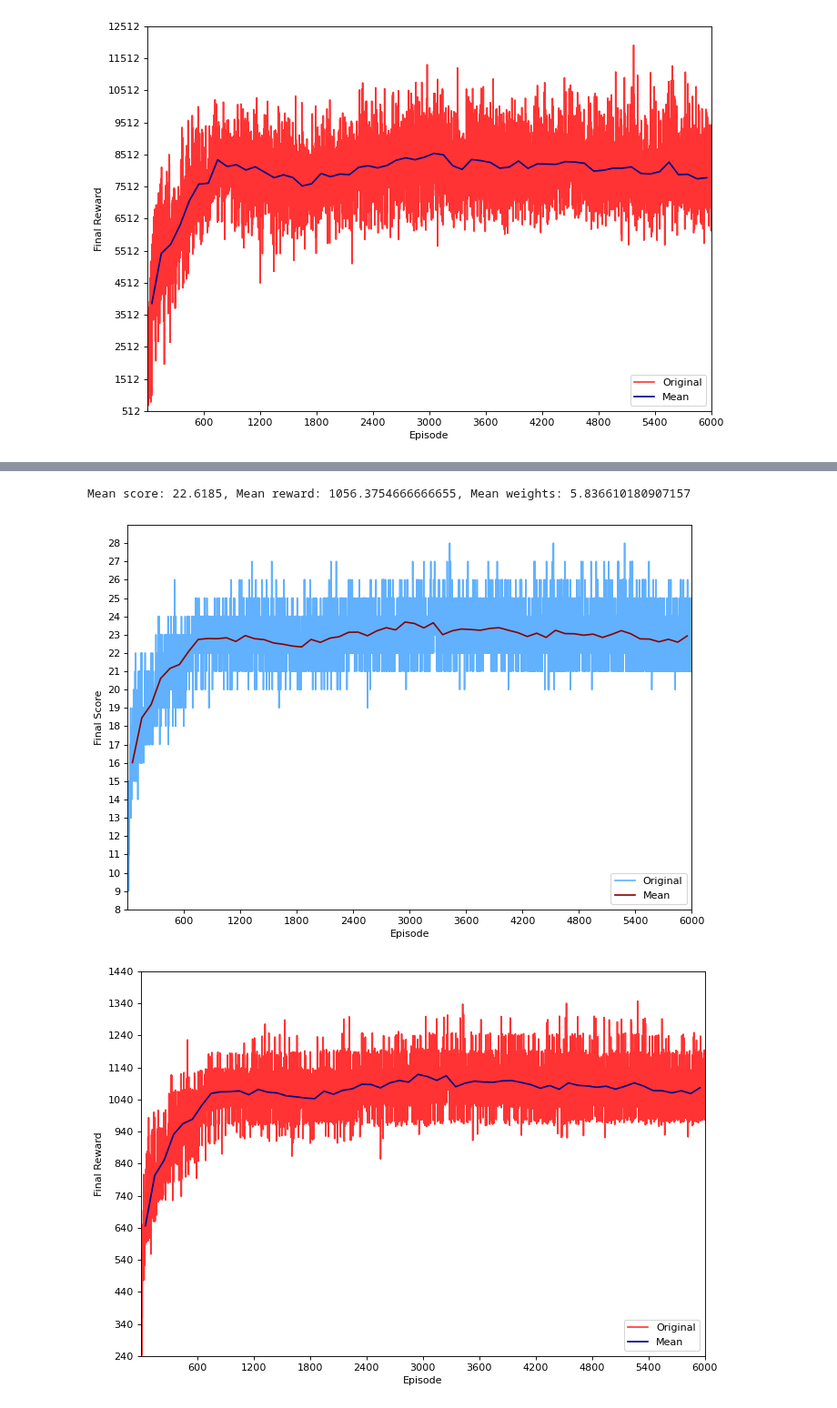
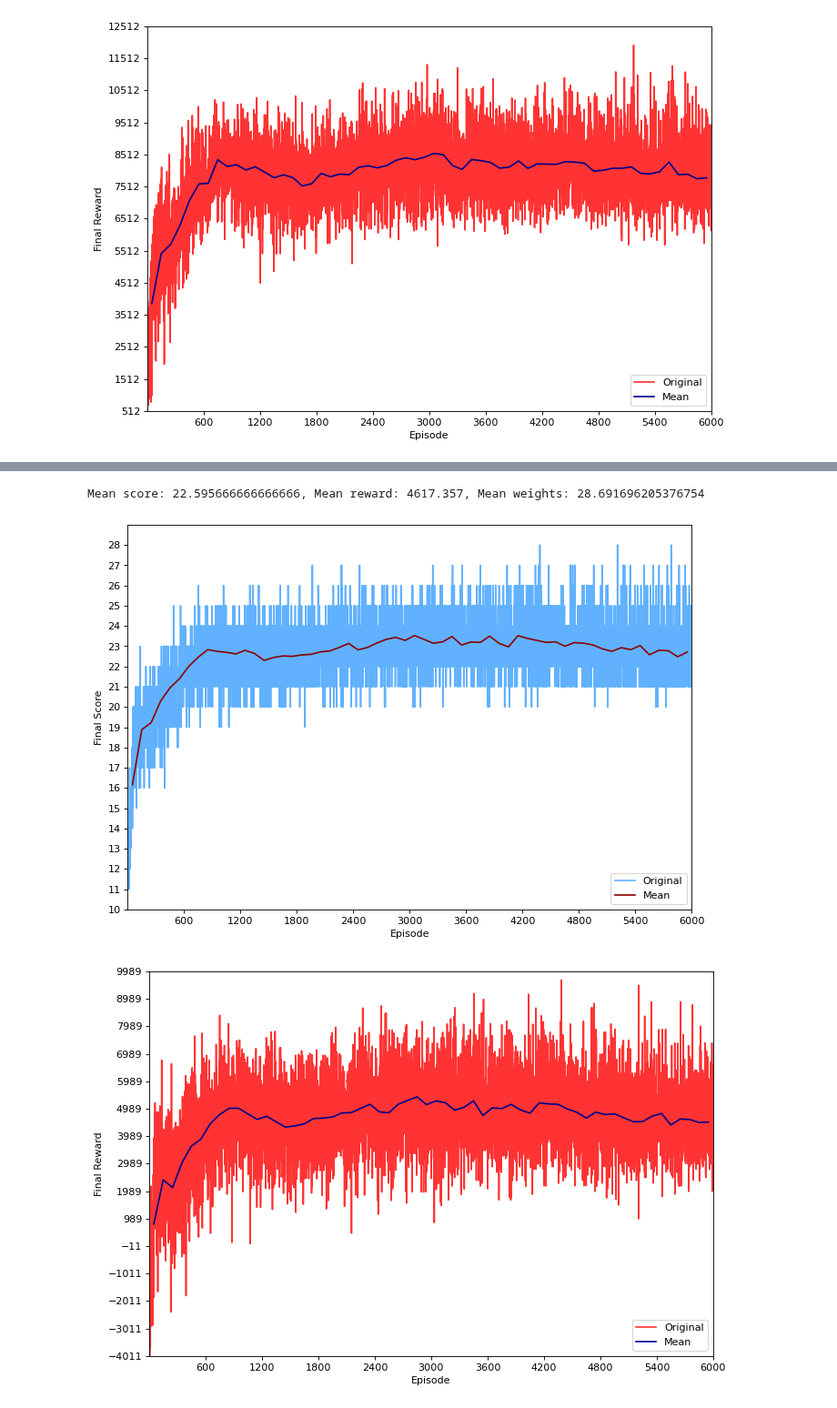
Before and after one commit to DionisiusMayr/FreewayGame, a Jupyter notebook: marianna/04-experiment-analysis.ipynb, the cells around one changed output, grey strips where cells are left out. Shown at 91% size. Saved outputs shown, nothing was run; the diff lists cells and outputs as text; code cells hidden in the pictures.

Commit message:
graphic analysis

```diff
--- a/marianna/04-experiment-analysis.ipynb
+++ b/marianna/04-experiment-analysis.ipynb
@@ -148,11 +155,0 @@ def runGame(env, agent, mask, reduce_state, reduce=True):
-# %%
-model_exp01 = serializer.Experiment.load_experiment('models/exp01_model_ql_approximator_6000_2020_12_24_13_21_56.dill')
-model_exp02 = serializer.Experiment.load_experiment('models/exp02_model_r3_ql_approximator_6000_2020_12_25_12_00_15.dill')
-model_exp03 = serializer.Experiment.load_experiment('models/exp03_model_mean_ql_approximator_6000_2020_12_25_12_53_42.dill')
-model_exp04 = serializer.Experiment.load_experiment('models/exp04_model_no_reduce_ql_approximator_6000_2020_12_26_00_25_50.dill')
-model_exp05 = serializer.Experiment.load_experiment('models/exp05_model_abs_ql_approximator_6000_2020_12_26_00_53_19.dill')
-model_exp08 = serializer.Experiment.load_experiment('models/exp08_model_baseline_ql_approximator_6000_2020_12_26_10_07_09.dill')
-model_exp09 = serializer.Experiment.load_experiment('models/exp09_model_all_ram_abs_neg_ql_approximator_6000_2020_12_26_10_02_43.dill')
-model_exp10 = serializer.Experiment.load_experiment('models/exp10_model_abs_neg_div3_ql_approximator_6000_2020_12_26_10_16_00.dill')
-model_exp11 = serializer.Experiment.load_experiment('models/exp11_model_r50_approximator_6000_2020_12_26_22_27_33.dill')
-model_exp12 = serializer.Experiment.load_experiment('models/exp12_model_r100_approximator_6000_2020_12_26_23_04_24.dill')
@@ -328,15 +372,15 @@ model_exp01 = serializer.Experiment.load_experiment('models/exp01_model_ql_appro
 # %%
-mean_score_exp01 = np.sum(model_exp01.scores)/len(model_exp01.scores)
-mean_reward_exp01 = np.sum(model_exp01.total_rewards)/len(model_exp01.total_rewards)
-mean_weights_exp01 = np.sum(model_exp01.agent.W)/len(model_exp01.agent.W)
-print('Mean score: {}, Mean reward: {}, Mean weights: {}'.format(mean_score_exp01, mean_reward_exp01, mean_weights_exp01))
+mean_score_exp12 = np.sum(model_exp12.scores)/len(model_exp12.scores)
+mean_reward_exp12 = np.sum(model_exp12.total_rewards)/len(model_exp12.total_rewards)
+mean_weights_exp12 = np.sum(model_exp12.agent.W)/len(model_exp12.agent.W)
+print('Mean score: {}, Mean reward: {}, Mean weights: {}'.format(mean_score_exp12, mean_reward_exp12, mean_weights_exp12))
 # %% [output]
-Mean score: 22.6185, Mean reward: 1056.3754666666655, Mean weights: 5.836610180907157
+Mean score: 22.595666666666666, Mean reward: 4617.357, Mean weights: 28.691696205376754
 # %%
-aux_plots.plot_scores_mean(model_exp01.scores)
+aux_plots.plot_scores_mean(model_exp12.scores)
 # %% [output]
-[figure, old version]
+[figure, new version]
 # %%
-aux_plots.plot_rewards_mean(model_exp01.total_rewards)
+aux_plots.plot_rewards_mean(model_exp12.total_rewards, 1000)
 # %% [output]
-[figure, old version]
+[figure, new version]
```
Also changed, not shown: parts of 21 cells of this notebook.
